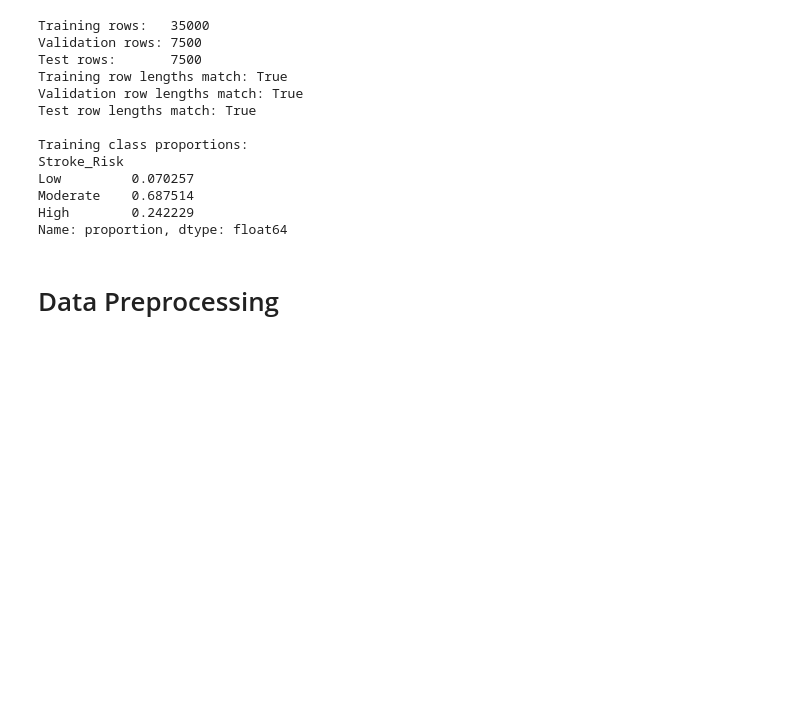
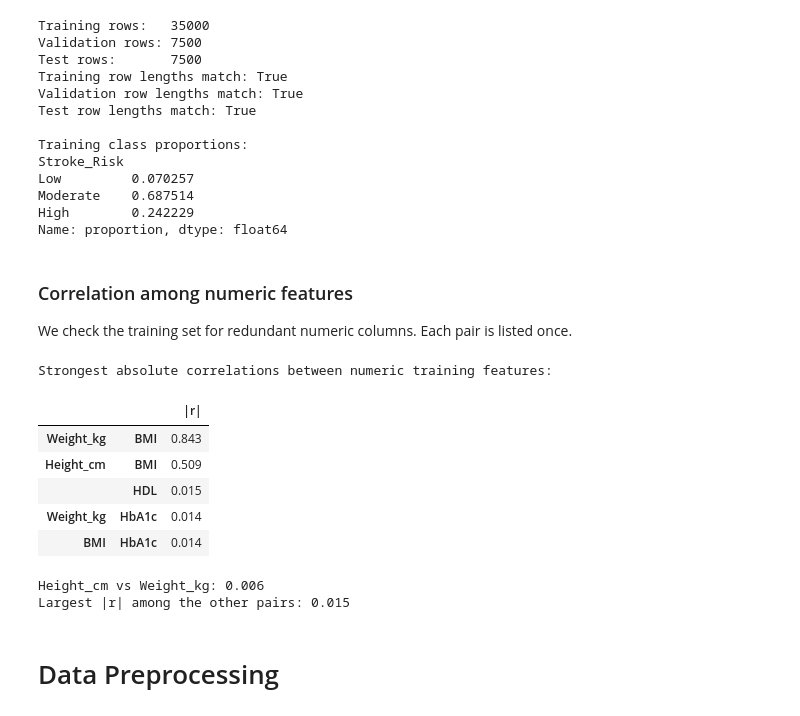
Before and after one commit to Gabriel-Labariento/csci114, a Jupyter notebook: lab2/lab2.ipynb, the cells around one changed output. Drawn from its saved outputs; the diff is of its cells as text; code cells hidden in the pictures; blank space fills up the shorter version.

```diff
--- a/lab2/lab2.ipynb
+++ b/lab2/lab2.ipynb
@@ -149,6 +165,29 @@ Low         0.070257
 Moderate    0.687514
 High        0.242229
 Name: proportion, dtype: float64
+# %% [markdown]
+### Correlation among numeric features
+
+We check the training set for redundant numeric columns. Each pair is listed once.
+# %%
+numeric_correlations = X_train.select_dtypes(include="number").corr()
+upper_triangle = np.triu(np.ones(numeric_correlations.shape, dtype=bool), k=1)
+pair_correlations = numeric_correlations.where(upper_triangle).stack().abs().sort_values(ascending=False)
+
+print("Strongest absolute correlations between numeric training features:")
+display(pair_correlations.head(5).round(3).to_frame("|r|"))
+print("Height_cm vs Weight_kg:", round(pair_correlations[("Height_cm", "Weight_kg")], 3))
+print("Largest |r| among the other pairs:", round(pair_correlations.iloc[2:].max(), 3))
+# %% [output]
+Strongest absolute correlations between numeric training features:
+|  |  | |r| |
+| Weight_kg | BMI | 0.843 |
+| Height_cm | BMI | 0.509 |
+|  | HDL | 0.015 |
+| Weight_kg | HbA1c | 0.014 |
+| BMI | HbA1c | 0.014 |
+Height_cm vs Weight_kg: 0.006
+Largest |r| among the other pairs: 0.015
 # %% [markdown]
 # Data Preprocessing
 # %% [markdown]
```
Also changed, not shown: parts of 24 cells of this notebook.
